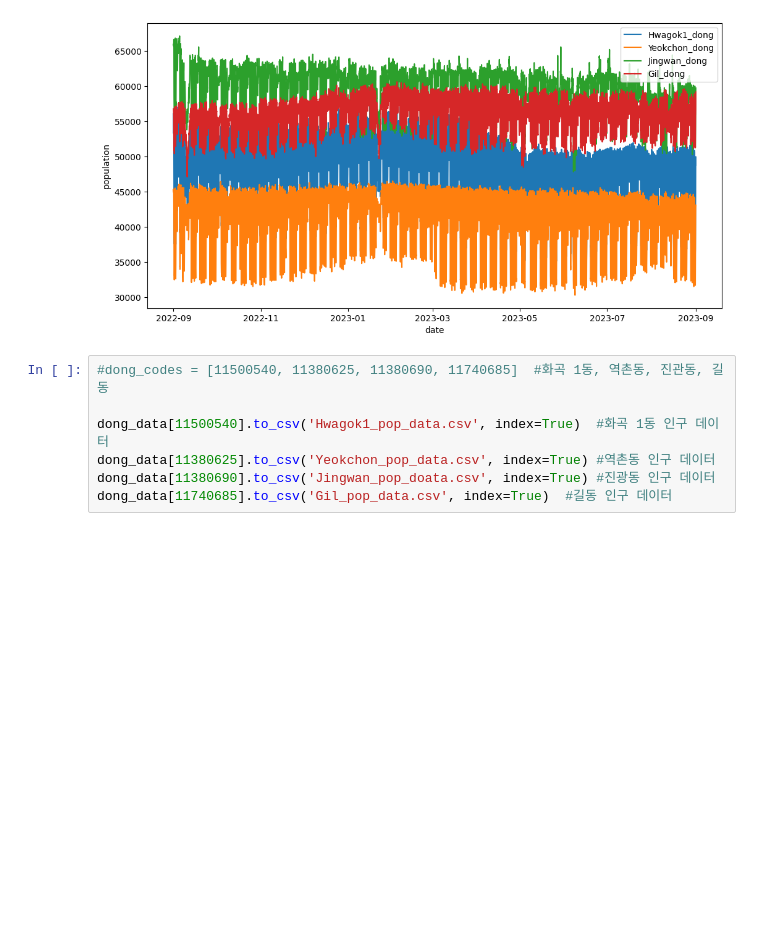
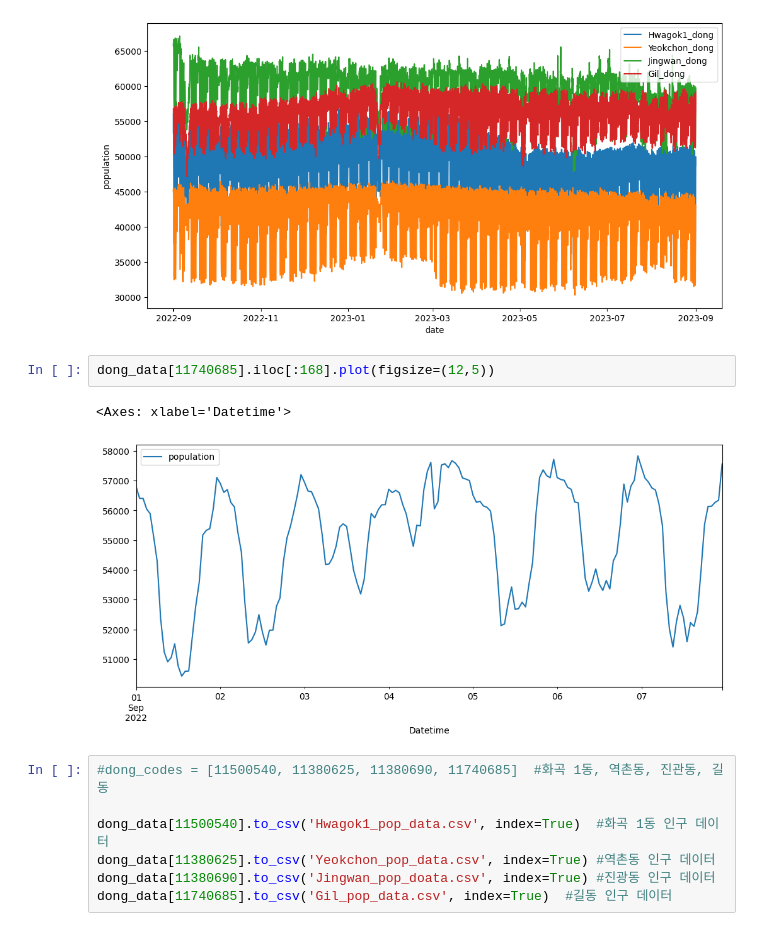
Before and after one commit to choijian/Care4All-AI-Model, a Jupyter notebook: data preprocessing.ipynb, the cells around one changed output. Cells and saved outputs as stored; diff of their text form; blank space fills up the shorter version.

```diff
--- a/data preprocessing.ipynb
+++ b/data preprocessing.ipynb
@@ -79,6 +79,11 @@ plt.legend()  # 범례 표시
 plt.show()
 # %% [output]
 [figure]
+# %%
+dong_data[11740685].iloc[:168].plot(figsize=(12,5))
+# %% [output]
+<Axes: xlabel='Datetime'>
+[figure, added]
 # %%
 #dong_codes = [11500540, 11380625, 11380690, 11740685]  #화곡 1동, 역촌동, 진관동, 길동
 
```
Also changed, not shown: 5 other files.
